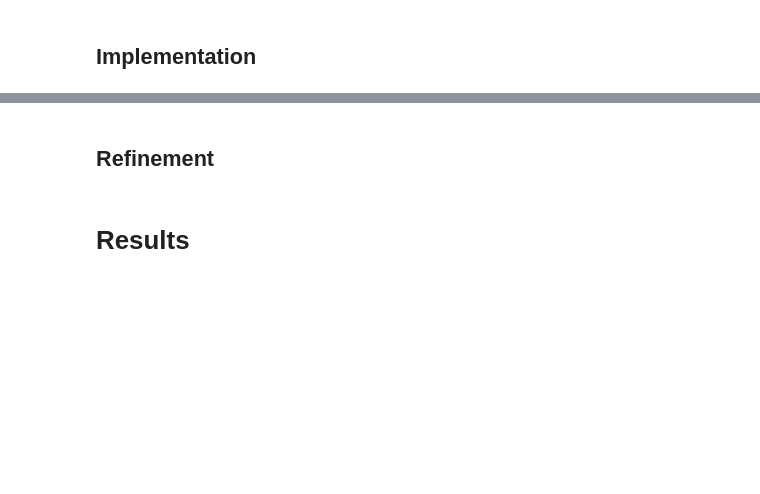
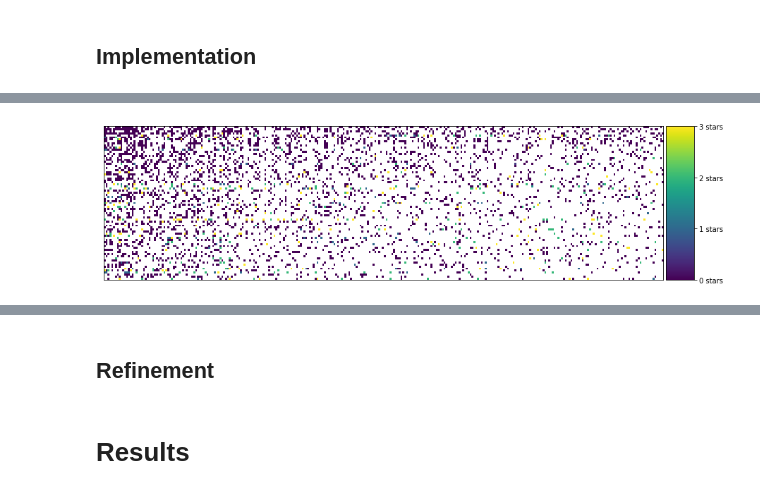
Before and after one commit to killakalle/8anu_Exploration, a Jupyter notebook: 8anu_Exploration.ipynb, the cells around one changed output, grey strips where cells are left out. Saved outputs shown, nothing was run; the diff lists cells and outputs as text; code cells hidden in the pictures; blank space fills up the shorter version.

```diff
--- a/8anu_Exploration.ipynb
+++ b/8anu_Exploration.ipynb
@@ -518,0 +796,13 @@ X_train_routes.head(10)
+# %%
+# TODO: Pick a cluster ID from the clusters above
+cluster_number = 1
+
+# Let's filter to only see the region of the dataset with the most number of values
+n_users = 75
+n_routes = 300
+cluster = clustered[clustered.group == cluster_number].drop(['user_id', 'group'], axis=1)
+
+cluster = sort_by_rating_density(cluster, n_routes, n_users)
+draw_routes_heatmap(cluster, axis_labels=False)
+# %% [output]
+[figure, added]
```
Also changed, not shown: parts of 41 cells of this notebook, 1 other file.
